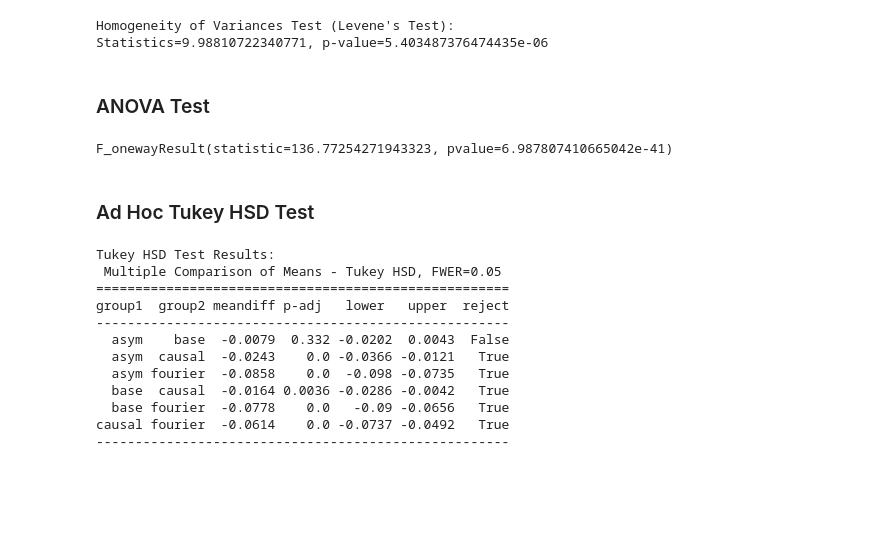
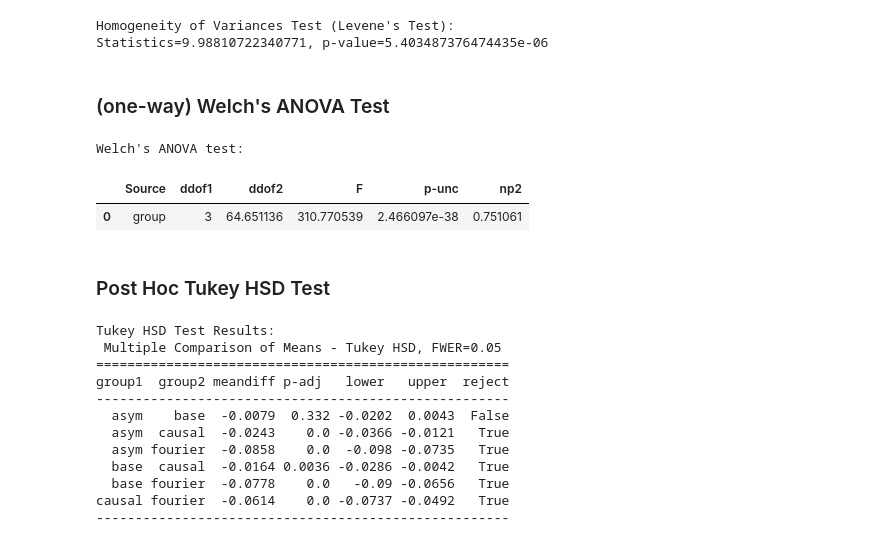
Before and after one commit to avhou/dne, a Jupyter notebook: code/result_statistics.ipynb, the cells around one changed output. Saved outputs shown, nothing was run; the diff lists cells and outputs as text; code cells hidden in the pictures; blank space fills up the shorter version.

Commit message:
Change Ad Hoc to Post Hoc

```diff
--- a/code/result_statistics.ipynb
+++ b/code/result_statistics.ipynb
@@ -80,14 +78,17 @@ print(f"Statistics={stat}, p-value={p}")
 Homogeneity of Variances Test (Levene's Test):
 Statistics=9.98810722340771, p-value=5.403487376474435e-06
 # %% [markdown]
-### ANOVA Test
+### (one-way) Welch's ANOVA Test
 # %%
 #H_0: two or more groups have the same population mean.
-f_oneway(base_loss, causal_loss, asym_loss, fourier_loss)
+print("\nWelch's ANOVA test:")
+pg.welch_anova(data=df, dv='loss', between='group')
 # %% [output]
-F_onewayResult(statistic=136.77254271943323, pvalue=6.987807410665042e-41)
+Welch's ANOVA test:
+|  | Source | ddof1 | ddof2 | F | p-unc | np2 |
+| 0 | group | 3 | 64.651136 | 310.770539 | 2.466097e-38 | 0.751061 |
 # %% [markdown]
-### Ad Hoc Tukey HSD Test
+### Post Hoc Tukey HSD Test
 # %%
 #H_0: all means being compared are from the same population
 tukey = pairwise_tukeyhsd(endog=df['loss'], groups=df['group'], alpha=0.05)
```
Also changed, not shown: parts of 1 cell of this notebook.
